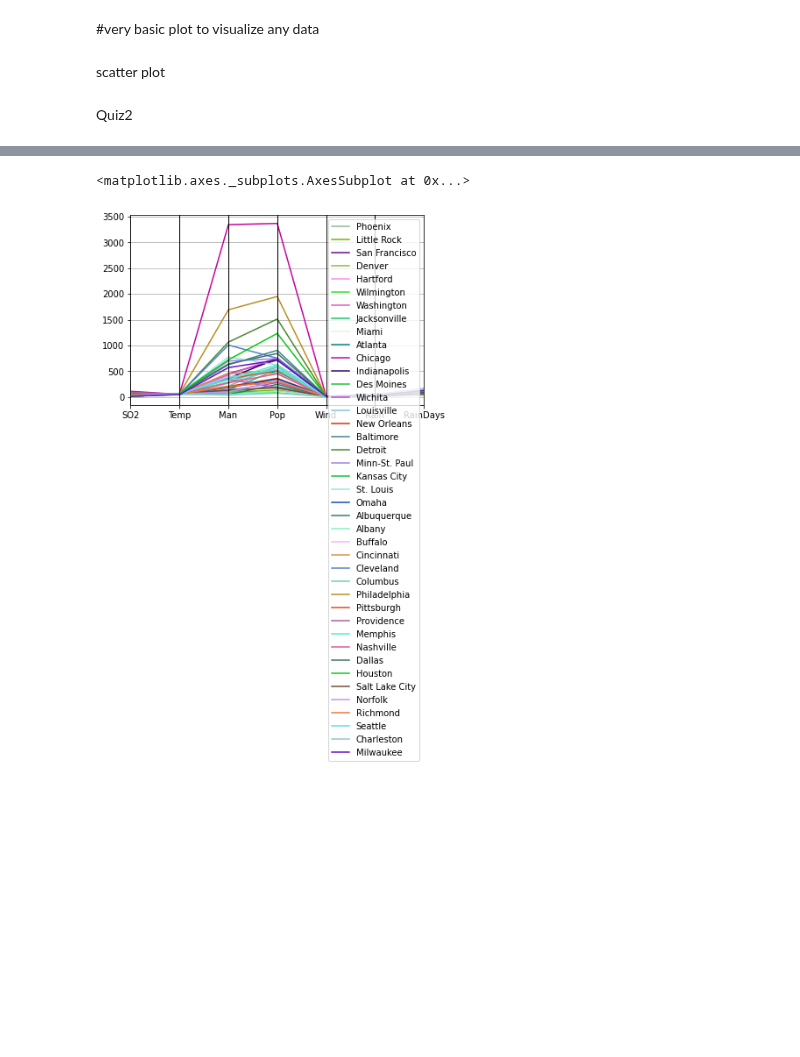
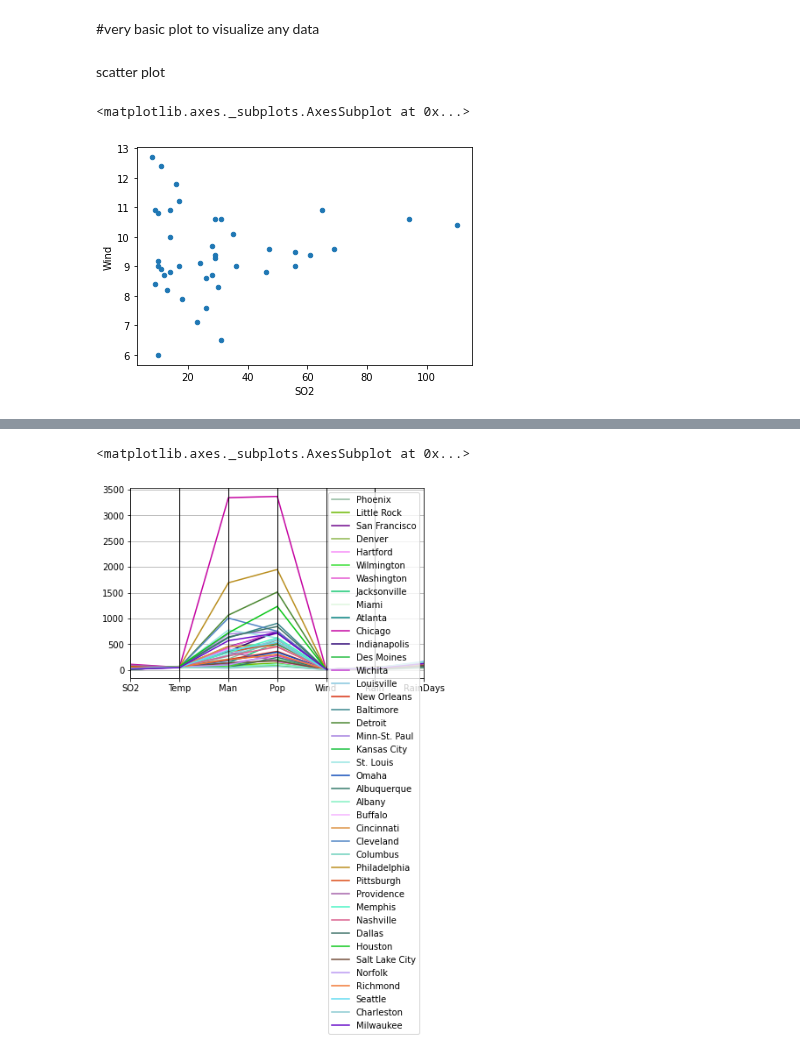
Before and after one commit to Kanyarat-S/multivariate, a Jupyter notebook: Chapter2_Visualize_Multivariate_Data.ipynb, the cells around one changed output, grey strips where cells are left out. Drawn from its saved outputs; the diff is of its cells as text; code cells hidden in the pictures; blank space fills up the shorter version.

Commit message:
Quiz2 8feb2021

```diff
--- a/Chapter2_Visualize_Multivariate_Data.ipynb
+++ b/Chapter2_Visualize_Multivariate_Data.ipynb
@@ -27,5 +27,8 @@ pollution_data
 #very basic plot to visualize any data
 # %% [markdown]
 scatter plot
-# %% [markdown]
-Quiz2
+# %%
+pollution_data.plot.scatter('SO2' , 'Wind')
+# %% [output]
+<matplotlib.axes._subplots.AxesSubplot at 0x...>
+[figure, added]
```
Also changed, not shown: parts of 16 cells of this notebook.
